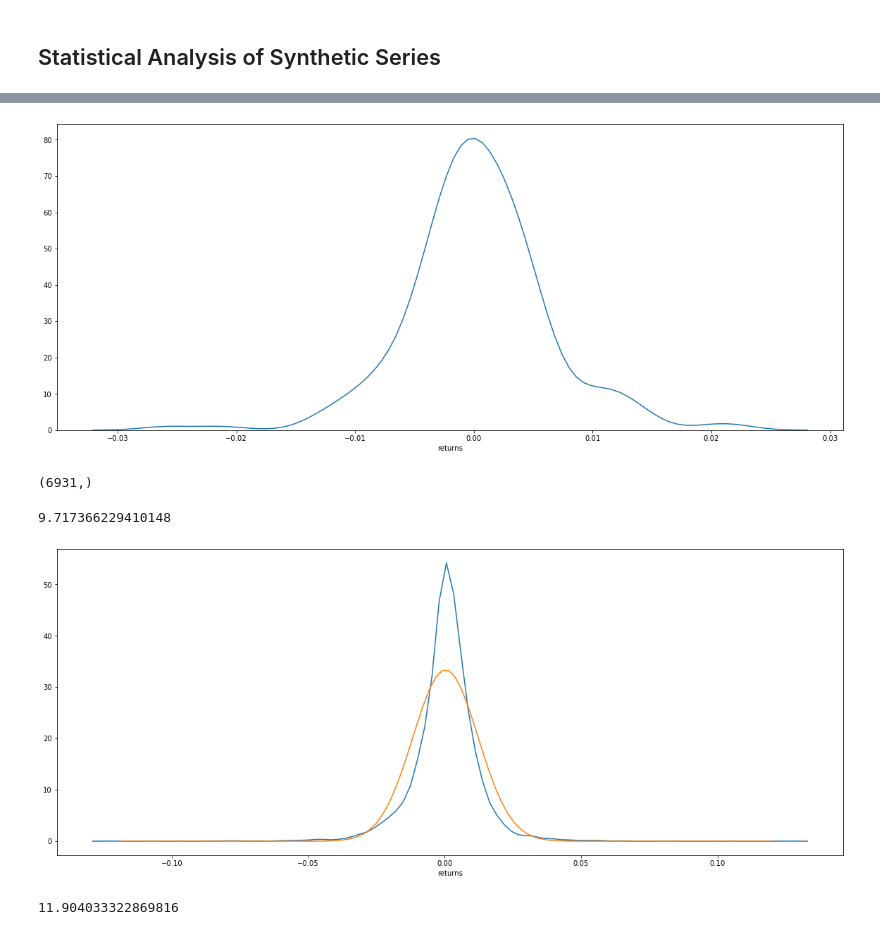
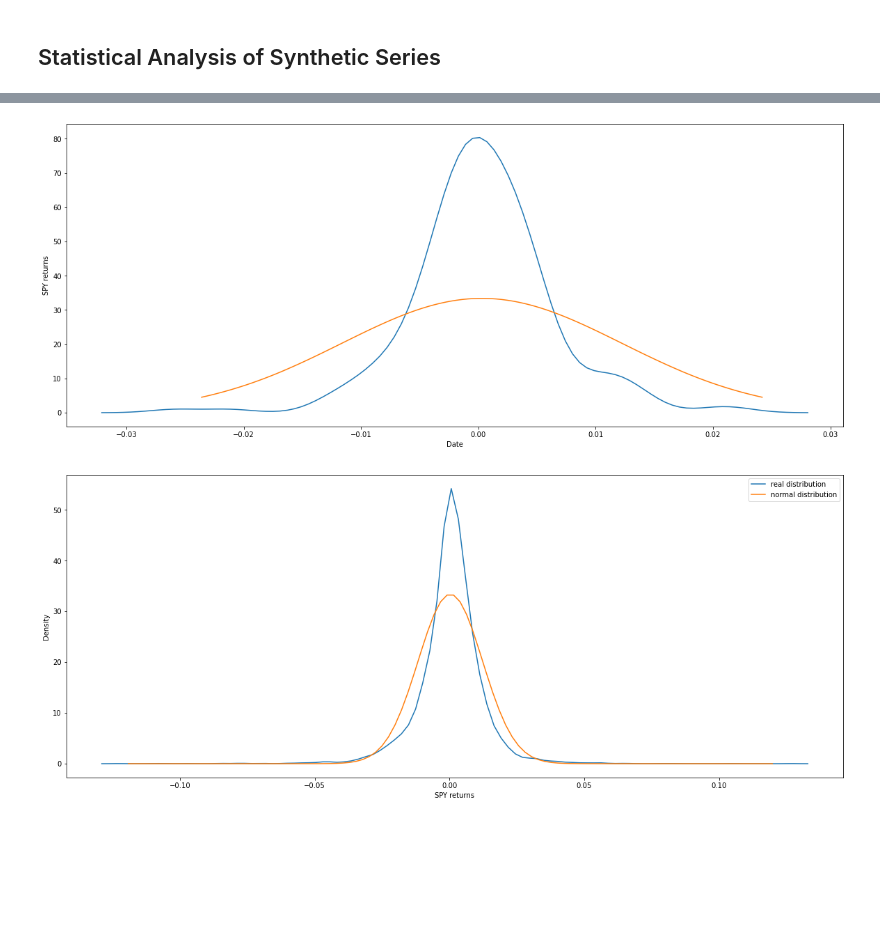
Before and after one commit to nab-126/gan_returns_simulation, a Jupyter notebook: main.ipynb, the cells around one changed output, grey strips where cells are left out. Cells and saved outputs as stored; diff of their text form; code cells hidden in the pictures; blank space fills up the shorter version.

```diff
--- a/main.ipynb
+++ b/main.ipynb
@@ -494,32 +434,25 @@ plt.plot(ordered_returns['returns'], ordered_returns['cdf'])
 # %%
 plt.figure (figsize=(20,8))
 sns.distplot(data['returns'][:200], hist=False);
-# mu = np.mean(data['returns'])
-# sigma = np.std(data['returns'])
-# x = np.linspace(mu - 10*sigma, mu + 10*sigma, 100)
-# plt.plot(x, stats.norm.pdf(x, mu, sigma))
-# plt.show()
+mu = np.mean(data['returns'])
+sigma = np.std(data['returns'])
+x = np.linspace(mu - 2*sigma, mu + 2*sigma, 100)
+plt.plot(x, stats.norm.pdf(x, mu, sigma))
+plt.ylabel('SPY returns')
+plt.xlabel('Date')
+plt.show()
 # %% [output]
-[figure, old version]
+[figure, new version]
-# %%
-data['returns'].shape
-# %% [output]
-(6931,)
-# %%
-kurtosis(data['returns'][:6000])
-# %% [output]
-9.717366229410148
 # %%
 plt.figure (figsize=(20,8))
-sns.distplot(data['returns'], hist=False);
+sns.distplot(data['returns'], hist=False, label='real distribution');
 mu = np.mean(data['returns'])
 sigma = np.std(data['returns'])
 x = np.linspace(mu - 10*sigma, mu + 10*sigma, 100)
-plt.plot(x, stats.norm.pdf(x, mu, sigma))
+plt.plot(x, stats.norm.pdf(x, mu, sigma), label='normal distribution')
+plt.legend()
+plt.ylabel('Density')
+plt.xlabel('SPY returns')
 plt.show()
 # %% [output]
-[figure, old version]
+[figure, new version]
-# %%
-kurtosis(data['returns'])
-# %% [output]
-11.904033322869816
```
Also changed, not shown: parts of 19 cells of this notebook, 1 other file.
